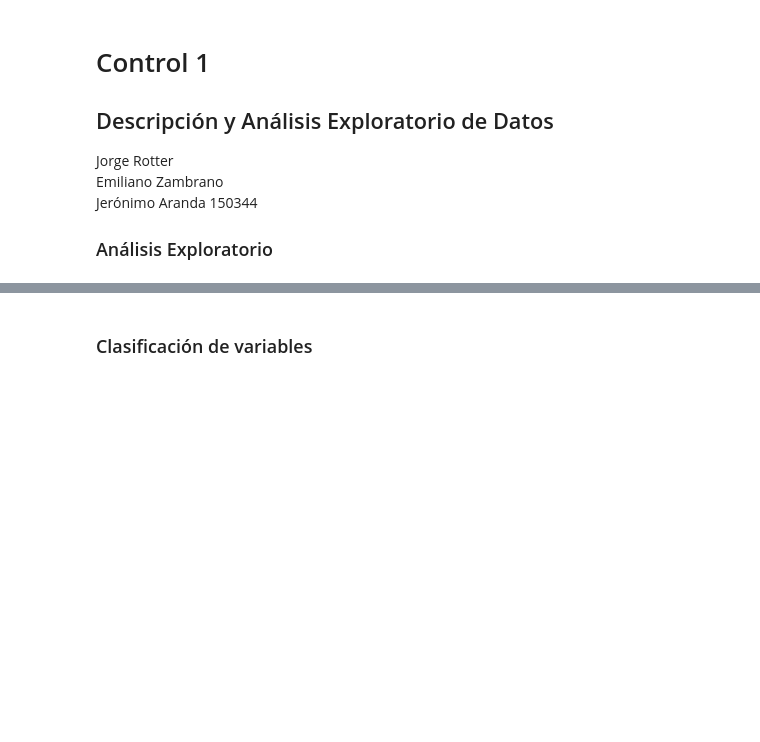
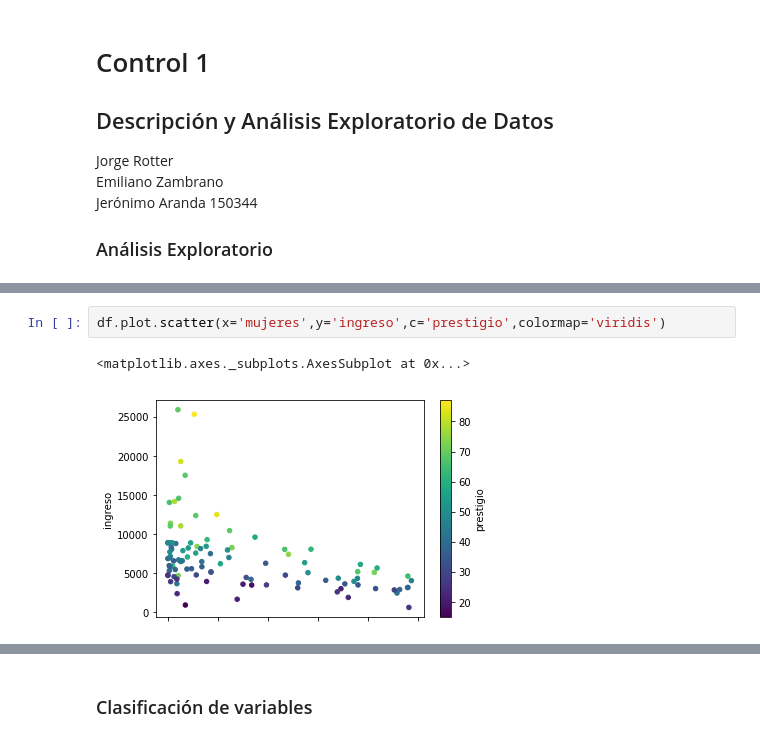
Before and after one commit to jeroaranda/aplicada2, a Jupyter notebook: control1.ipynb, the cells around one changed output, grey strips where cells are left out. Drawn from its saved outputs; the diff is of its cells as text; blank space fills up the shorter version.

```diff
--- a/control1.ipynb
+++ b/control1.ipynb
@@ -21,0 +38,5 @@ Jerónimo Aranda 150344
+# %%
+df.plot.scatter(x='mujeres',y='ingreso',c='prestigio',colormap='viridis')
+# %% [output]
+<matplotlib.axes._subplots.AxesSubplot at 0x...>
+[figure, added]
```
Also changed, not shown: parts of 5 cells of this notebook.
